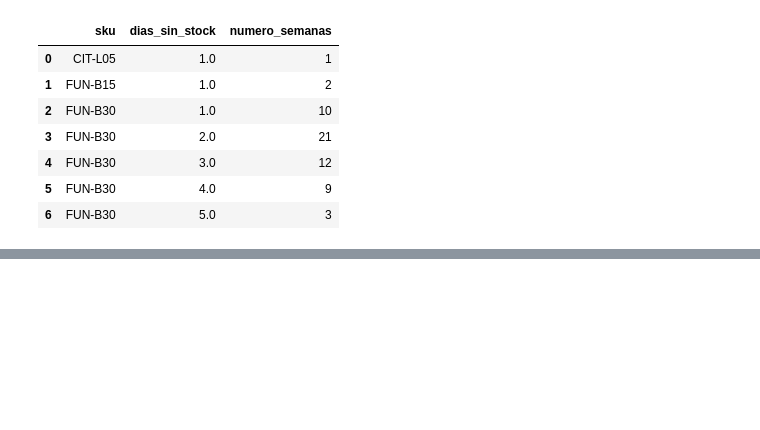
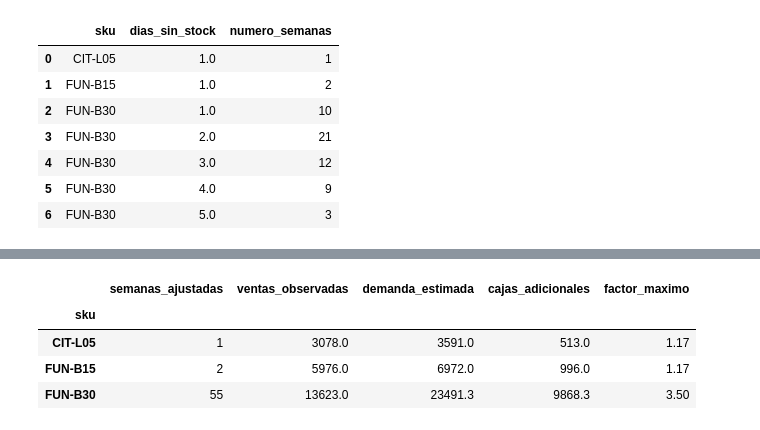
Before and after one commit to angelolucero-cloud/GO-Grupo-2, a Jupyter notebook: Parte-B/Entrega1_ParteB.ipynb, the cells around one changed output, grey strips where cells are left out. Drawn from its saved outputs; the diff is of its cells as text; code cells hidden in the pictures; blank space fills up the shorter version.

```diff
--- a/Parte-B/Entrega1_ParteB.ipynb
+++ b/Parte-B/Entrega1_ParteB.ipynb
@@ -1461,0 +1470,89 @@ Total de semanas potencialmente censuradas: 58
+# %%
+def reconstruir_por_disponibilidad(datos):
+    resultado = datos.copy()
+
+    dias = resultado["dias_sin_stock"]
+    ventas = resultado["ventas_cajas"]
+
+    sin_censura = dias.eq(0) & ventas.notna()
+    censura_parcial = dias.gt(0) & dias.lt(7) & ventas.notna()
+
+    resultado["dias_disponibles"] = 7 - dias
+
+    resultado["factor_disponibilidad"] = np.nan
+    resultado.loc[sin_censura, "factor_disponibilidad"] = 1.0
+    resultado.loc[
+        censura_parcial, "factor_disponibilidad"
+    ] = 7 / resultado.loc[censura_parcial, "dias_disponibles"]
+
+    resultado["demanda_estimada_disponibilidad"] = np.nan
+
+    resultado.loc[
+        sin_censura, "demanda_estimada_disponibilidad"
+    ] = ventas.loc[sin_censura]
+
+    resultado.loc[
+        censura_parcial, "demanda_estimada_disponibilidad"
+    ] = (
+        ventas.loc[censura_parcial]
+        * resultado.loc[censura_parcial, "factor_disponibilidad"]
+    )
+
+    resultado["cajas_adicionales_estimadas"] = (
+        resultado["demanda_estimada_disponibilidad"] - ventas
+    )
+
+    resultado["tratamiento_censura"] = np.select(
+        [
+            ventas.isna(),
+            dias.isna(),
+            dias.eq(7),
+            censura_parcial,
+            sin_censura
+        ],
+        [
+            "Ventas faltantes: pendiente",
+            "Disponibilidad desconocida: pendiente",
+            "Sin disponibilidad: requiere otro método",
+            "Ajuste proporcional por disponibilidad",
+            "Ventas conservadas sin ajuste"
+        ],
+        default="Registro a revisar"
+    )
+
+    return resultado
+
+
+demanda_censura = reconstruir_por_disponibilidad(demanda_censura)
+
+columnas_revision = [
+    "sku",
+    "semana",
+    "ventas_cajas",
+    "dias_sin_stock",
+    "dias_disponibles",
+    "factor_disponibilidad",
+    "demanda_estimada_disponibilidad",
+    "cajas_adicionales_estimadas"
+]
+
+ajustes_censura = demanda_censura.loc[
+    demanda_censura["dias_sin_stock"] > 0,
+    columnas_revision
+].sort_values(["sku", "semana"])
+
+display(ajustes_censura.head(15).round(2))
+
+resumen_ajustes = (
+    ajustes_censura.groupby("sku")
+    .agg(
+        semanas_ajustadas=("semana", "size"),
+        ventas_observadas=("ventas_cajas", "sum"),
+        demanda_estimada=("demanda_estimada_disponibilidad", "sum"),
+        cajas_adicionales=("cajas_adicionales_estimadas", "sum"),
+        factor_maximo=("factor_disponibilidad", "max")
+    )
+)
+
+display(resumen_ajustes.round(2))
+# %% [output]
@@ -1461,0 +1575,5 @@ Total de semanas potencialmente censuradas: 58
+|  | semanas_ajustadas | ventas_observadas | demanda_estimada | cajas_adicionales | factor_maximo |
+| sku |  |  |  |  |  |
+| CIT-L05 | 1 | 3078.0 | 3591.0 | 513.0 | 1.17 |
+| FUN-B15 | 2 | 5976.0 | 6972.0 | 996.0 | 1.17 |
+| FUN-B30 | 55 | 13623.0 | 23491.3 | 9868.3 | 3.50 |
```
Also changed, not shown: parts of 6 cells of this notebook.
